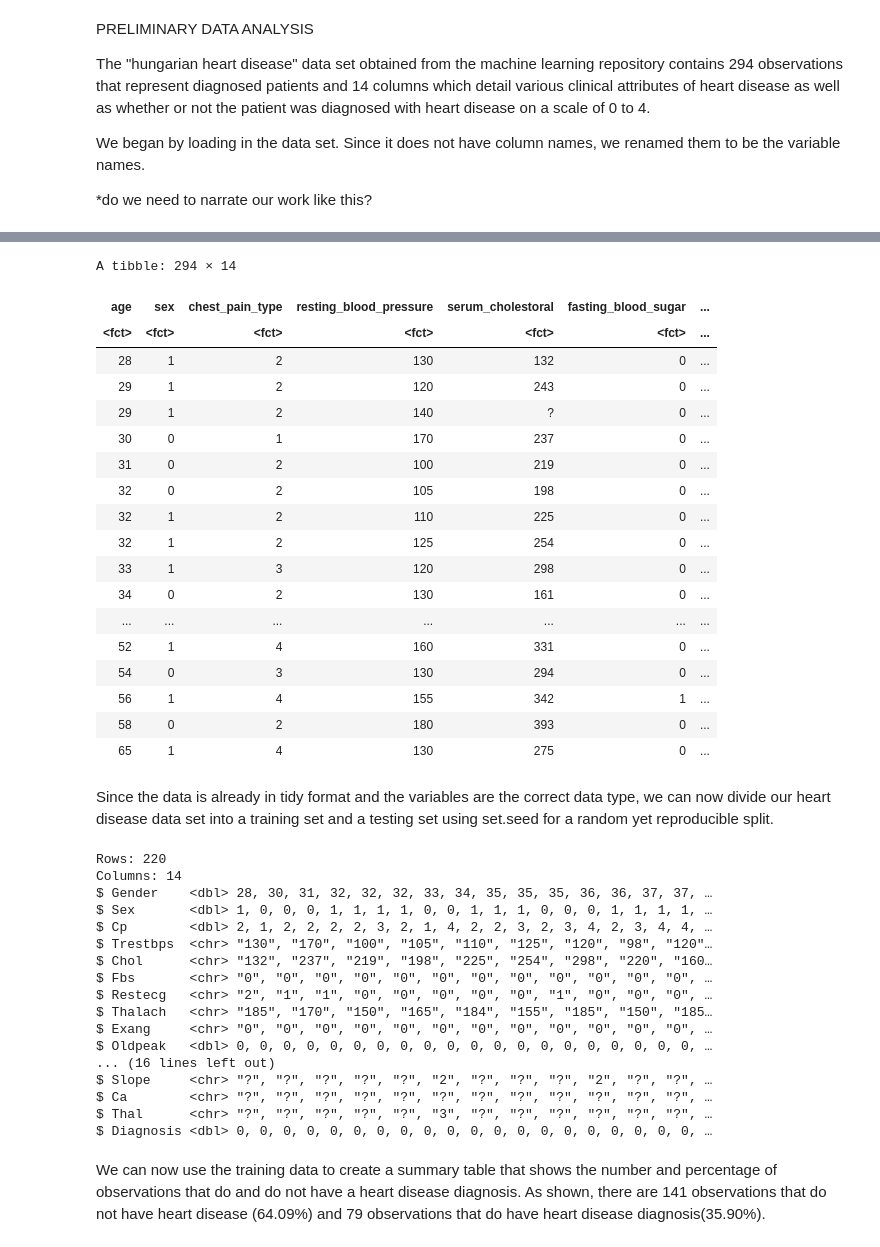
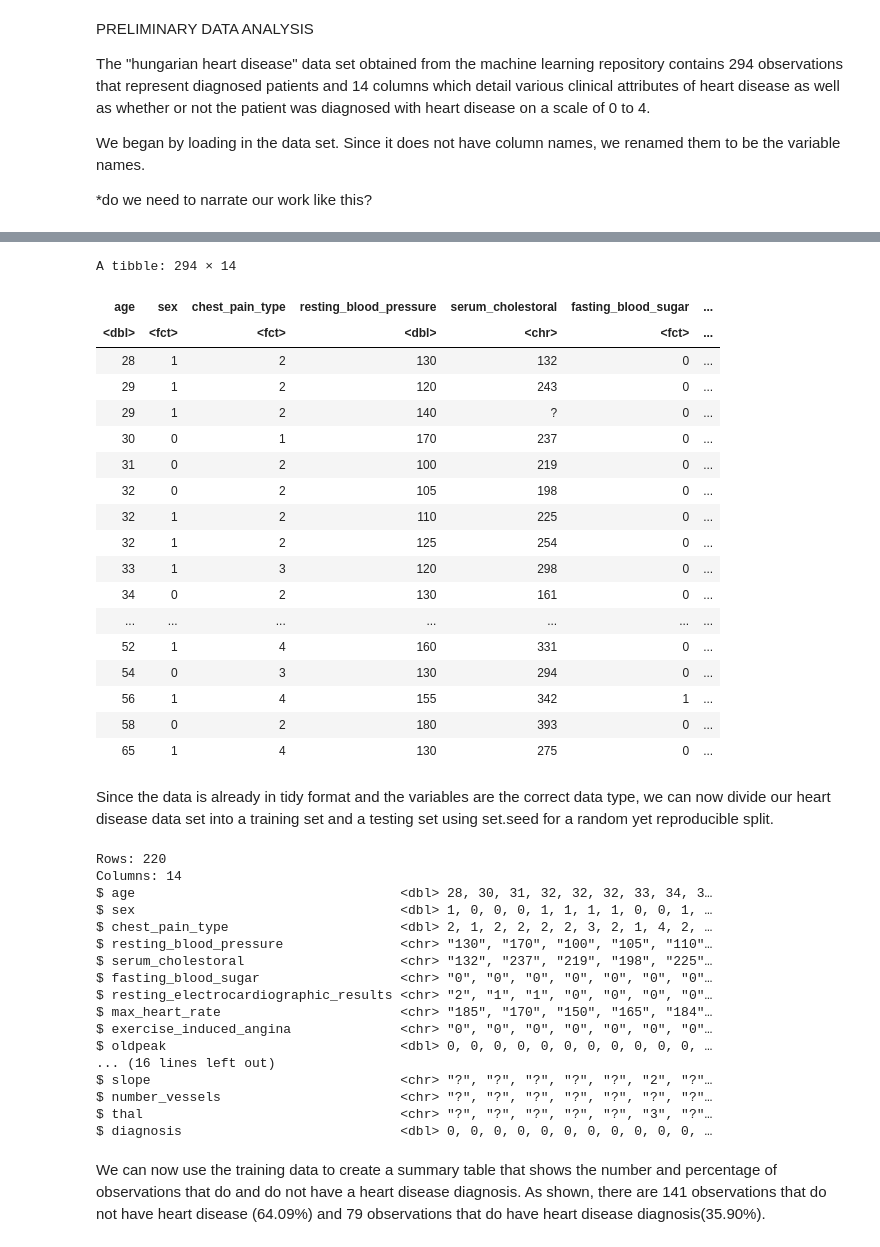
Before and after one commit to julieklipp/Project-Proposal, a Jupyter notebook: Project Proposal.ipynb, the cells around one changed output, grey strips where cells are left out. Drawn from its saved outputs; the diff is of its cells as text; code cells hidden in the pictures.

```diff
--- a/Project Proposal.ipynb
+++ b/Project Proposal.ipynb
@@ -42,7 +42,8 @@ untidy_heart_data_2 <- rename(untidy_heart_data,
                         diagnosis = X14)
 
 untidy_heart_data_3 <- untidy_heart_data_2|>
-    mutate(across(c(age:diagnosis), as.factor))
+    mutate(across(c(diagnosis, sex, chest_pain_type, fasting_blood_sugar, resting_electrocardiographic_results,exercise_induced_angina), as.factor))|>
+    mutate(across(c(resting_blood_pressure), as.numeric))
   untidy_heart_data_3
 # %% [output]
 Rows: 294 Columns: 14
@@ -56,6 +59,6 @@ dbl (5): X1, X2, X3, X10, X14
 A tibble: 294 × 14
 | age | sex | chest_pain_type | resting_blood_pressure | serum_cholestoral | fasting_blood_sugar | ... |
-| <fct> | <fct> | <fct> | <fct> | <fct> | <fct> | ... |
+| <dbl> | <fct> | <fct> | <dbl> | <chr> | <fct> | ... |
 | 28 | 1 | 2 | 130 | 132 | 0 | ... |
 | 29 | 1 | 2 | 120 | 243 | 0 | ... |
 | 29 | 1 | 2 | 140 | ? | 0 | ... |
@@ -75,7 +78,7 @@ A tibble: 294 × 14
 # %% [markdown]
 Since the data is already in tidy format and the variables are the correct data type, we can now divide our heart disease data set into a training set and a testing set using set.seed for a random yet reproducible split.
 # %%
-split_heart_data <- initial_split(untidy_heart_data_2, prop = 0.75, strata = Diagnosis)
+split_heart_data <- initial_split(untidy_heart_data_2, prop = 0.75, strata = diagnosis)
 training_heart_data <- training(split_heart_data)
 testing_heart_data <- testing(split_heart_data)
 glimpse(training_heart_data)
@@ -83,21 +86,21 @@ glimpse(testing_heart_data)
 # %% [output]
 Rows: 220
 Columns: 14
-$ Gender    <dbl> 28, 30, 31, 32, 32, 32, 33, 34, 35, 35, 35, 36, 36, 37, 37, …
-$ Sex       <dbl> 1, 0, 0, 0, 1, 1, 1, 1, 0, 0, 1, 1, 1, 0, 0, 0, 1, 1, 1, 1, …
-$ Cp        <dbl> 2, 1, 2, 2, 2, 2, 3, 2, 1, 4, 2, 2, 3, 2, 3, 4, 2, 3, 4, 4, …
-$ Trestbps  <chr> "130", "170", "100", "105", "110", "125", "120", "98", "120"…
-$ Chol      <chr> "132", "237", "219", "198", "225", "254", "298", "220", "160…
-$ Fbs       <chr> "0", "0", "0", "0", "0", "0", "0", "0", "0", "0", "0", "0", …
-$ Restecg   <chr> "2", "1", "1", "0", "0", "0", "0", "0", "1", "0", "0", "0", …
-$ Thalach   <chr> "185", "170", "150", "165", "184", "155", "185", "150", "185…
-$ Exang     <chr> "0", "0", "0", "0", "0", "0", "0", "0", "0", "0", "0", "0", …
-$ Oldpeak   <dbl> 0, 0, 0, 0, 0, 0, 0, 0, 0, 0, 0, 0, 0, 0, 0, 0, 0, 0, 0, 0, …
+$ age                                  <dbl> 28, 30, 31, 32, 32, 32, 33, 34, 3…
+$ sex                                  <dbl> 1, 0, 0, 0, 1, 1, 1, 1, 0, 0, 1, …
+$ chest_pain_type                      <dbl> 2, 1, 2, 2, 2, 2, 3, 2, 1, 4, 2, …
+$ resting_blood_pressure               <chr> "130", "170", "100", "105", "110"…
+$ serum_cholestoral                    <chr> "132", "237", "219", "198", "225"…
+$ fasting_blood_sugar                  <chr> "0", "0", "0", "0", "0", "0", "0"…
+$ resting_electrocardiographic_results <chr> "2", "1", "1", "0", "0", "0", "0"…
+$ max_heart_rate                       <chr> "185", "170", "150", "165", "184"…
+$ exercise_induced_angina              <chr> "0", "0", "0", "0", "0", "0", "0"…
+$ oldpeak                              <dbl> 0, 0, 0, 0, 0, 0, 0, 0, 0, 0, 0, …
 ... (16 lines left out)
-$ Slope     <chr> "?", "?", "?", "?", "?", "2", "?", "?", "?", "2", "?", "?", …
-$ Ca        <chr> "?", "?", "?", "?", "?", "?", "?", "?", "?", "?", "?", "?", …
-$ Thal      <chr> "?", "?", "?", "?", "?", "3", "?", "?", "?", "?", "?", "?", …
-$ Diagnosis <dbl> 0, 0, 0, 0, 0, 0, 0, 0, 0, 0, 0, 0, 0, 0, 0, 0, 0, 0, 0, 0, …
+$ slope                                <chr> "?", "?", "?", "?", "?", "2", "?"…
+$ number_vessels                       <chr> "?", "?", "?", "?", "?", "?", "?"…
+$ thal                                 <chr> "?", "?", "?", "?", "?", "3", "?"…
+$ diagnosis                            <dbl> 0, 0, 0, 0, 0, 0, 0, 0, 0, 0, 0, …
 # %% [markdown]
 We can now use the training data to create a summary table that shows the number and percentage of observations that do and do not have a heart disease diagnosis. As shown, there are 141 observations that do not have heart disease (64.09%) and 79 observations that do have heart disease diagnosis(35.90%).
 # %%
```
Also changed, not shown: parts of 7 cells of this notebook.
